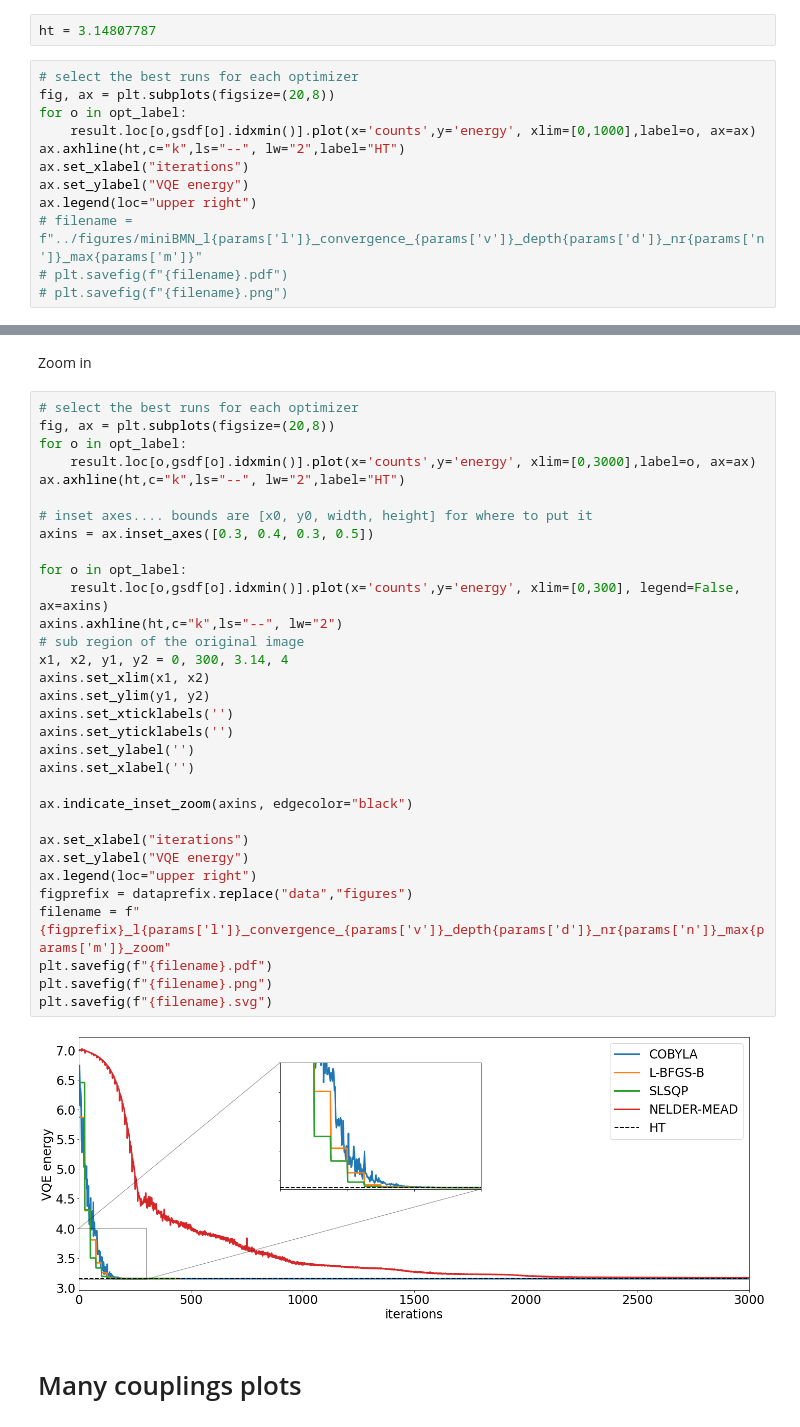
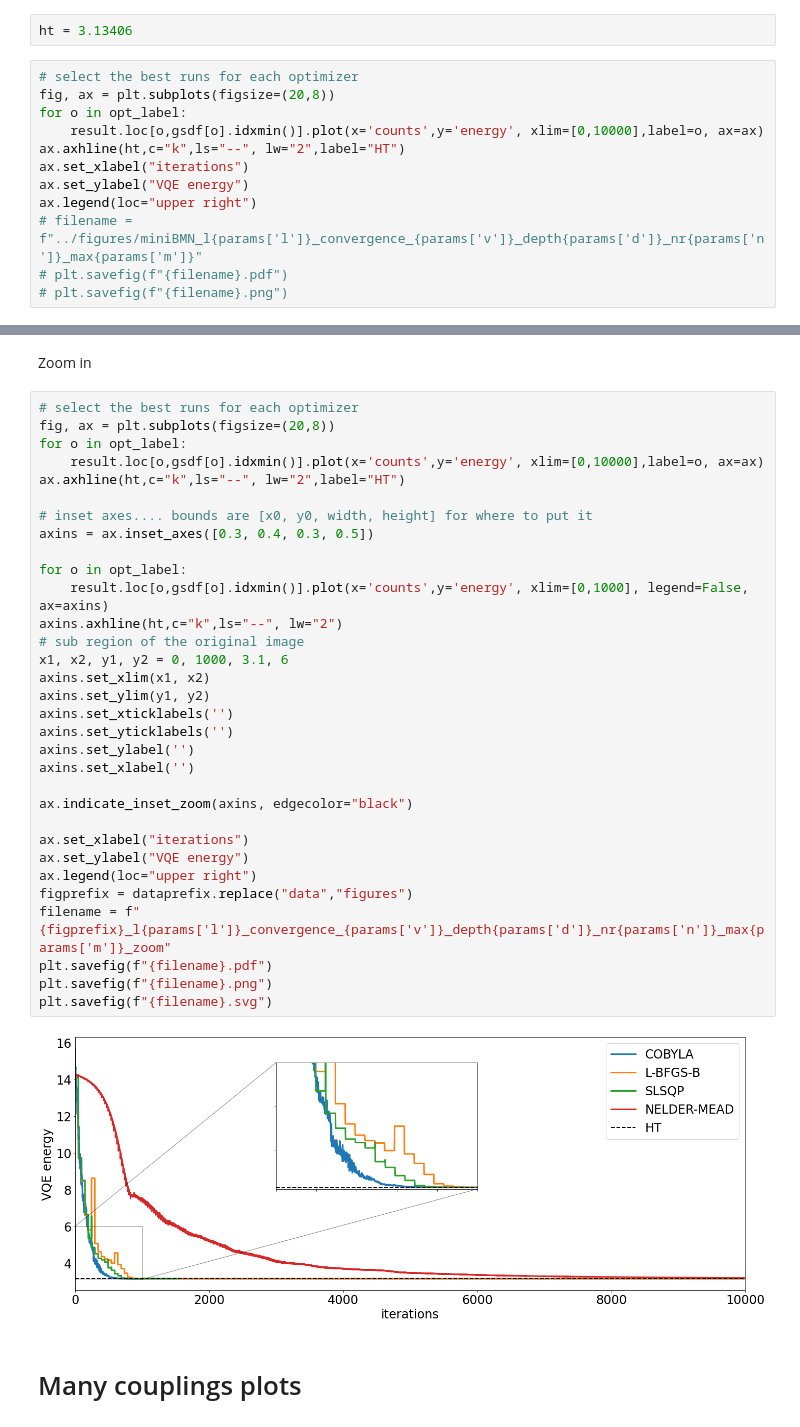
Before and after one commit to erinaldi/bmn2-qiskit, a Jupyter notebook: notebooks/00_figures.ipynb, the cells around one changed output, grey strips where cells are left out. Drawn from its saved outputs; the diff is of its cells as text.

```diff
--- a/notebooks/00_figures.ipynb
+++ b/notebooks/00_figures.ipynb
@@ -322,12 +322,12 @@ gsdf.describe().T[["min","max","mean","std"]]
 # %% [markdown]
 ## Plot convergence
 # %%
-ht = 3.14807787
+ht = 3.13406
 # %%
 # select the best runs for each optimizer
 fig, ax = plt.subplots(figsize=(20,8))
 for o in opt_label:
-    result.loc[o,gsdf[o].idxmin()].plot(x='counts',y='energy', xlim=[0,1000],label=o, ax=ax)
+    result.loc[o,gsdf[o].idxmin()].plot(x='counts',y='energy', xlim=[0,10000],label=o, ax=ax)
 ax.axhline(ht,c="k",ls="--", lw="2",label="HT")
 ax.set_xlabel("iterations")
 ax.set_ylabel("VQE energy")
@@ -343,37 +343,37 @@ Zoom in
 # %%
 # select the best runs for each optimizer
 fig, ax = plt.subplots(figsize=(20,8))
 for o in opt_label:
-    result.loc[o,gsdf[o].idxmin()].plot(x='counts',y='energy', xlim=[0,3000],label=o, ax=ax)
+    result.loc[o,gsdf[o].idxmin()].plot(x='counts',y='energy', xlim=[0,10000],label=o, ax=ax)
 ax.axhline(ht,c="k",ls="--", lw="2",label="HT")
 
 # inset axes.... bounds are [x0, y0, width, height] for where to put it
 axins = ax.inset_axes([0.3, 0.4, 0.3, 0.5])
 
 for o in opt_label:
-    result.loc[o,gsdf[o].idxmin()].plot(x='counts',y='energy', xlim=[0,300], legend=False, ax=axins)
+    result.loc[o,gsdf[o].idxmin()].plot(x='counts',y='energy', xlim=[0,1000], legend=False, ax=axins)
 axins.axhline(ht,c="k",ls="--", lw="2")
 # sub region of the original image
-x1, x2, y1, y2 = 0, 300, 3.14, 4
+x1, x2, y1, y2 = 0, 1000, 3.1, 6
 axins.set_xlim(x1, x2)
 axins.set_ylim(y1, y2)
 axins.set_xticklabels('')
 axins.set_yticklabels('')
 axins.set_ylabel('')
 axins.set_xlabel('')
 
 ax.indicate_inset_zoom(axins, edgecolor="black")
 
 ax.set_xlabel("iterations")
 ax.set_ylabel("VQE energy")
 ax.legend(loc="upper right")
 figprefix = dataprefix.replace("data","figures")
 filename = f"{figprefix}_l{params['l']}_convergence_{params['v']}_depth{params['d']}_nr{params['n']}_max{params['m']}_zoom"
 plt.savefig(f"{filename}.pdf")
 plt.savefig(f"{filename}.png")
 plt.savefig(f"{filename}.svg")
 # %% [output]
-[figure, old version]
+[figure, new version]
 # %% [markdown]
 # Many couplings plots
 # %% [markdown]
```
Also changed, not shown: parts of 2 cells of this notebook, 3 other files.
